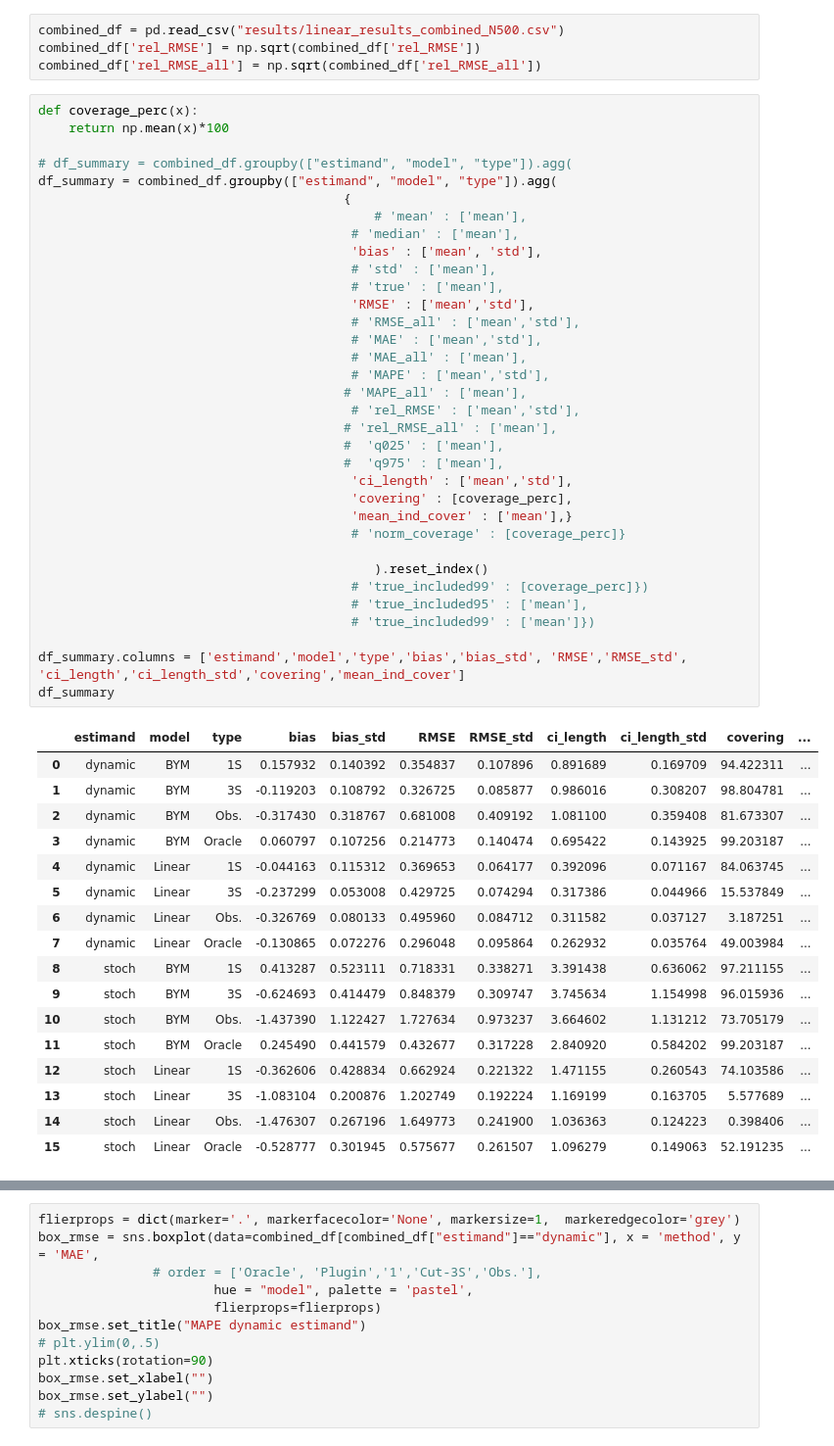
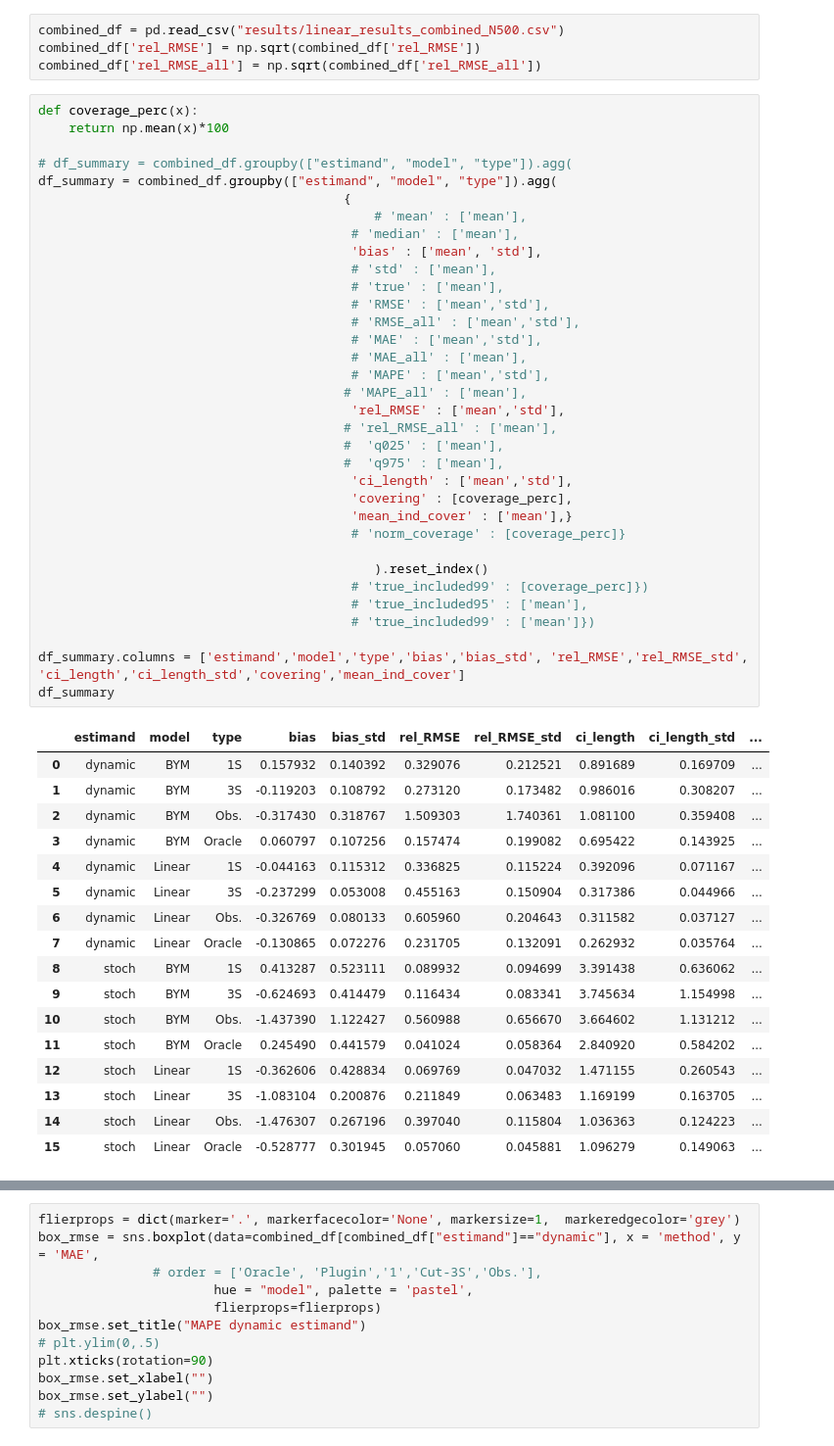
Before and after one commit to barwein/BayesProxyNets, a Jupyter notebook: Simulations/Sim_results_analysis.ipynb, the cells around one changed output, grey strips where cells are left out. Shown at 98% size. Drawn from its saved outputs; the diff is of its cells as text.

```diff
--- a/Simulations/Sim_results_analysis.ipynb
+++ b/Simulations/Sim_results_analysis.ipynb
@@ -160,53 +160,53 @@ def coverage_perc(x):
     return np.mean(x)*100
 
 # df_summary = combined_df.groupby(["estimand", "model", "type"]).agg(
 df_summary = combined_df.groupby(["estimand", "model", "type"]).agg(
                                         {
                                             # 'mean' : ['mean'],
                                          # 'median' : ['mean'],
                                          'bias' : ['mean', 'std'],
                                          # 'std' : ['mean'],
                                          # 'true' : ['mean'],
-                                         'RMSE' : ['mean','std'],
+                                         # 'RMSE' : ['mean','std'],
                                          # 'RMSE_all' : ['mean','std'],
                                          # 'MAE' : ['mean','std'],
                                          # 'MAE_all' : ['mean'],
                                          # 'MAPE' : ['mean','std'],
                                         # 'MAPE_all' : ['mean'],
-                                         # 'rel_RMSE' : ['mean','std'],
+                                         'rel_RMSE' : ['mean','std'],
                                         # 'rel_RMSE_all' : ['mean'],
                                         #  'q025' : ['mean'],
                                         #  'q975' : ['mean'],
                                          'ci_length' : ['mean','std'],
                                          'covering' : [coverage_perc],
                                          'mean_ind_cover' : ['mean'],}
                                          # 'norm_coverage' : [coverage_perc]}
 
                                             ).reset_index()
                                          # 'true_included99' : [coverage_perc]})
                                          # 'true_included95' : ['mean'],
                                          # 'true_included99' : ['mean']})
 
-df_summary.columns = ['estimand','model','type','bias','bias_std', 'RMSE','RMSE_std', 'ci_length','ci_length_std','covering','mean_ind_cover']
+df_summary.columns = ['estimand','model','type','bias','bias_std', 'rel_RMSE','rel_RMSE_std', 'ci_length','ci_length_std','covering','mean_ind_cover']
 df_summary
 # %% [output]
-|  | estimand | model | type | bias | bias_std | RMSE | RMSE_std | ci_length | ci_length_std | covering | ... |
-| 0 | dynamic | BYM | 1S | 0.157932 | 0.140392 | 0.354837 | 0.107896 | 0.891689 | 0.169709 | 94.422311 | ... |
-| 1 | dynamic | BYM | 3S | -0.119203 | 0.108792 | 0.326725 | 0.085877 | 0.986016 | 0.308207 | 98.804781 | ... |
-| 2 | dynamic | BYM | Obs. | -0.317430 | 0.318767 | 0.681008 | 0.409192 | 1.081100 | 0.359408 | 81.673307 | ... |
-| 3 | dynamic | BYM | Oracle | 0.060797 | 0.107256 | 0.214773 | 0.140474 | 0.695422 | 0.143925 | 99.203187 | ... |
-| 4 | dynamic | Linear | 1S | -0.044163 | 0.115312 | 0.369653 | 0.064177 | 0.392096 | 0.071167 | 84.063745 | ... |
-| 5 | dynamic | Linear | 3S | -0.237299 | 0.053008 | 0.429725 | 0.074294 | 0.317386 | 0.044966 | 15.537849 | ... |
-| 6 | dynamic | Linear | Obs. | -0.326769 | 0.080133 | 0.495960 | 0.084712 | 0.311582 | 0.037127 | 3.187251 | ... |
-| 7 | dynamic | Linear | Oracle | -0.130865 | 0.072276 | 0.296048 | 0.095864 | 0.262932 | 0.035764 | 49.003984 | ... |
-| 8 | stoch | BYM | 1S | 0.413287 | 0.523111 | 0.718331 | 0.338271 | 3.391438 | 0.636062 | 97.211155 | ... |
-| 9 | stoch | BYM | 3S | -0.624693 | 0.414479 | 0.848379 | 0.309747 | 3.745634 | 1.154998 | 96.015936 | ... |
-| 10 | stoch | BYM | Obs. | -1.437390 | 1.122427 | 1.727634 | 0.973237 | 3.664602 | 1.131212 | 73.705179 | ... |
-| 11 | stoch | BYM | Oracle | 0.245490 | 0.441579 | 0.432677 | 0.317228 | 2.840920 | 0.584202 | 99.203187 | ... |
-| 12 | stoch | Linear | 1S | -0.362606 | 0.428834 | 0.662924 | 0.221322 | 1.471155 | 0.260543 | 74.103586 | ... |
-| 13 | stoch | Linear | 3S | -1.083104 | 0.200876 | 1.202749 | 0.192224 | 1.169199 | 0.163705 | 5.577689 | ... |
-| 14 | stoch | Linear | Obs. | -1.476307 | 0.267196 | 1.649773 | 0.241900 | 1.036363 | 0.124223 | 0.398406 | ... |
-| 15 | stoch | Linear | Oracle | -0.528777 | 0.301945 | 0.575677 | 0.261507 | 1.096279 | 0.149063 | 52.191235 | ... |
+|  | estimand | model | type | bias | bias_std | rel_RMSE | rel_RMSE_std | ci_length | ci_length_std | ... |
+| 0 | dynamic | BYM | 1S | 0.157932 | 0.140392 | 0.329076 | 0.212521 | 0.891689 | 0.169709 | ... |
+| 1 | dynamic | BYM | 3S | -0.119203 | 0.108792 | 0.273120 | 0.173482 | 0.986016 | 0.308207 | ... |
+| 2 | dynamic | BYM | Obs. | -0.317430 | 0.318767 | 1.509303 | 1.740361 | 1.081100 | 0.359408 | ... |
+| 3 | dynamic | BYM | Oracle | 0.060797 | 0.107256 | 0.157474 | 0.199082 | 0.695422 | 0.143925 | ... |
+| 4 | dynamic | Linear | 1S | -0.044163 | 0.115312 | 0.336825 | 0.115224 | 0.392096 | 0.071167 | ... |
+| 5 | dynamic | Linear | 3S | -0.237299 | 0.053008 | 0.455163 | 0.150904 | 0.317386 | 0.044966 | ... |
+| 6 | dynamic | Linear | Obs. | -0.326769 | 0.080133 | 0.605960 | 0.204643 | 0.311582 | 0.037127 | ... |
+| 7 | dynamic | Linear | Oracle | -0.130865 | 0.072276 | 0.231705 | 0.132091 | 0.262932 | 0.035764 | ... |
+| 8 | stoch | BYM | 1S | 0.413287 | 0.523111 | 0.089932 | 0.094699 | 3.391438 | 0.636062 | ... |
+| 9 | stoch | BYM | 3S | -0.624693 | 0.414479 | 0.116434 | 0.083341 | 3.745634 | 1.154998 | ... |
+| 10 | stoch | BYM | Obs. | -1.437390 | 1.122427 | 0.560988 | 0.656670 | 3.664602 | 1.131212 | ... |
+| 11 | stoch | BYM | Oracle | 0.245490 | 0.441579 | 0.041024 | 0.058364 | 2.840920 | 0.584202 | ... |
+| 12 | stoch | Linear | 1S | -0.362606 | 0.428834 | 0.069769 | 0.047032 | 1.471155 | 0.260543 | ... |
+| 13 | stoch | Linear | 3S | -1.083104 | 0.200876 | 0.211849 | 0.063483 | 1.169199 | 0.163705 | ... |
+| 14 | stoch | Linear | Obs. | -1.476307 | 0.267196 | 0.397040 | 0.115804 | 1.036363 | 0.124223 | ... |
+| 15 | stoch | Linear | Oracle | -0.528777 | 0.301945 | 0.057060 | 0.045881 | 1.096279 | 0.149063 | ... |
 # %%
 def generate_latex_table(df):
     # Round all numeric columns to 3 decimal places
```
Also changed, not shown: parts of 1 cell of this notebook, 3 other files.
